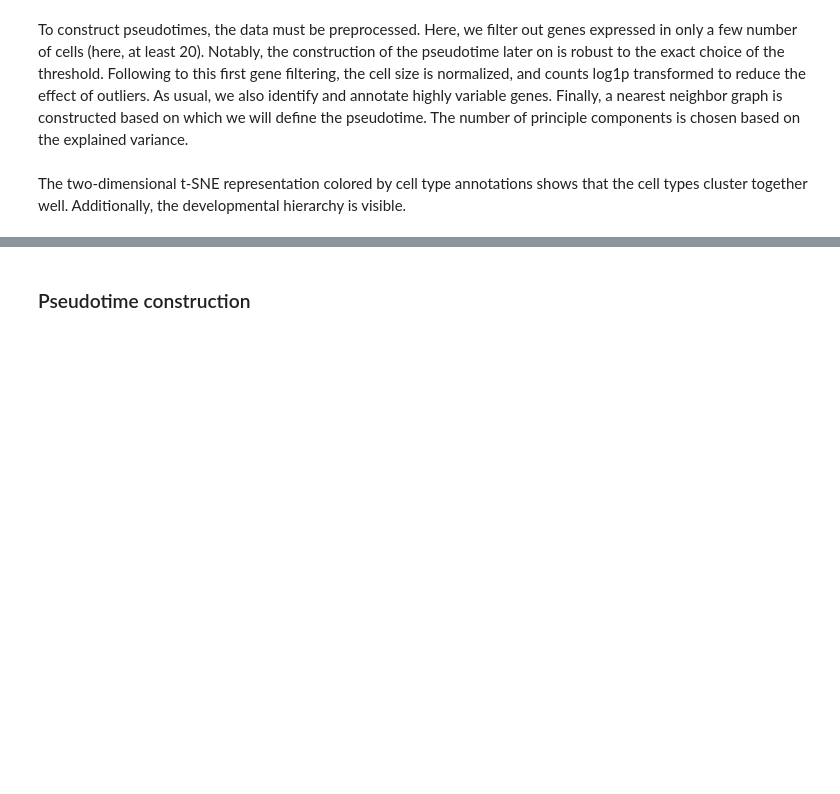
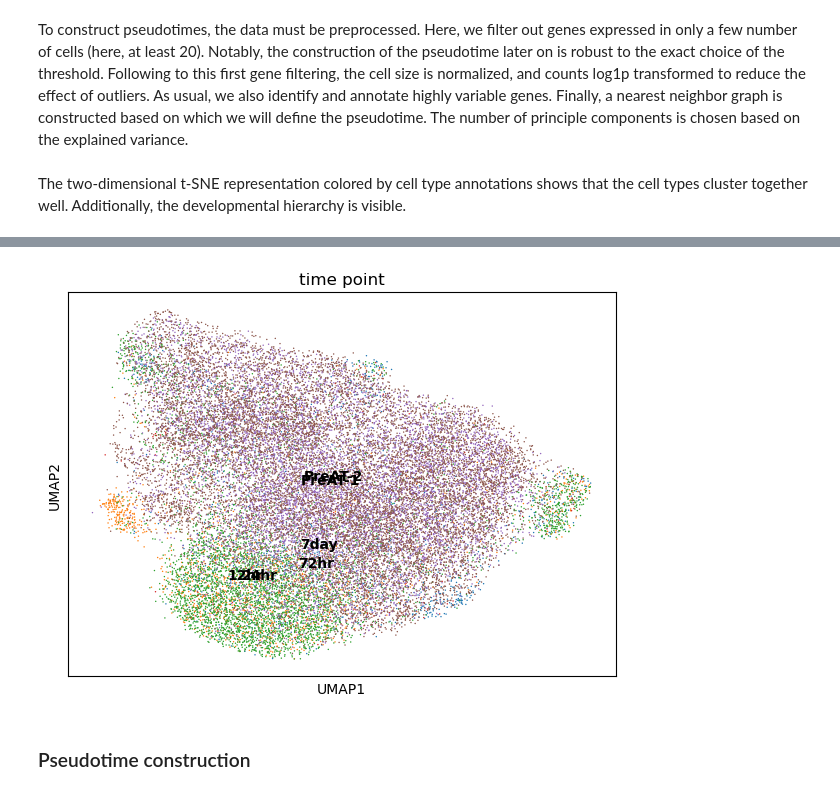
Before and after one commit to In-tron/single-cell-best-practices, a Jupyter notebook: jupyter-book/trajectories/pseudotemporal.ipynb, the cells around one changed output, grey strips where cells are left out. Drawn from its saved outputs; the diff is of its cells as text; code cells hidden in the pictures; blank space fills up the shorter version.

```diff
--- a/jupyter-book/trajectories/pseudotemporal.ipynb
+++ b/jupyter-book/trajectories/pseudotemporal.ipynb
@@ -110,3 +114,11 @@ sc.pl.scatter(adata_subset, basis="umap", color="leiden_res0_5")
+# %%
+sc.pl.scatter(adata_subset,
+              basis="umap",
+              color="time_point",
+              legend_loc="on data",
+              )
+# %% [output]
+[figure, added]
 # %% [markdown]
 ### Pseudotime construction
 # %% [markdown]
```
Also changed, not shown: parts of 6 cells of this notebook.
